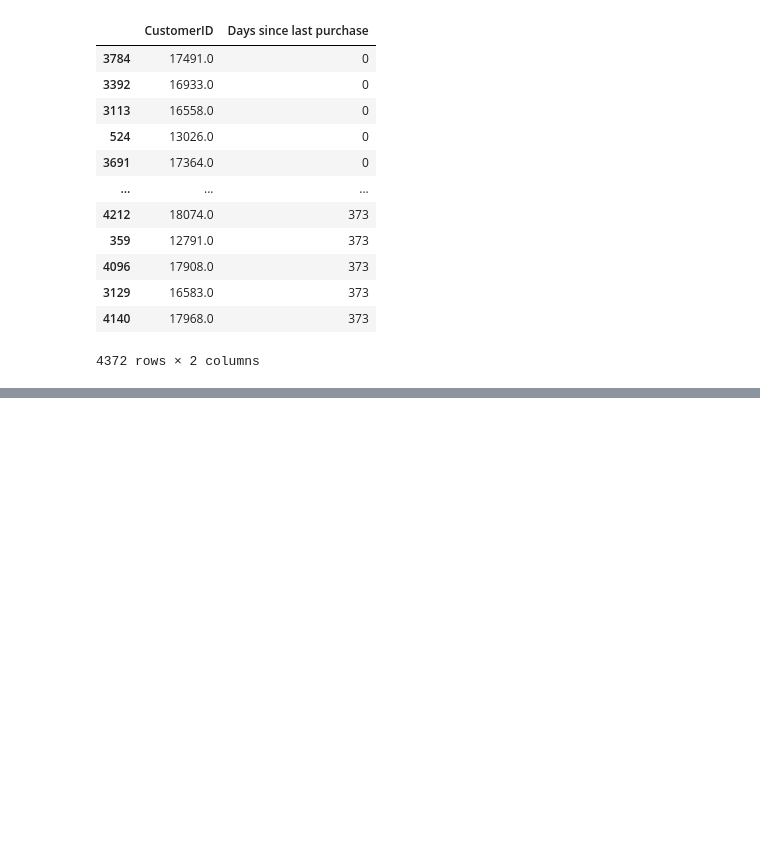
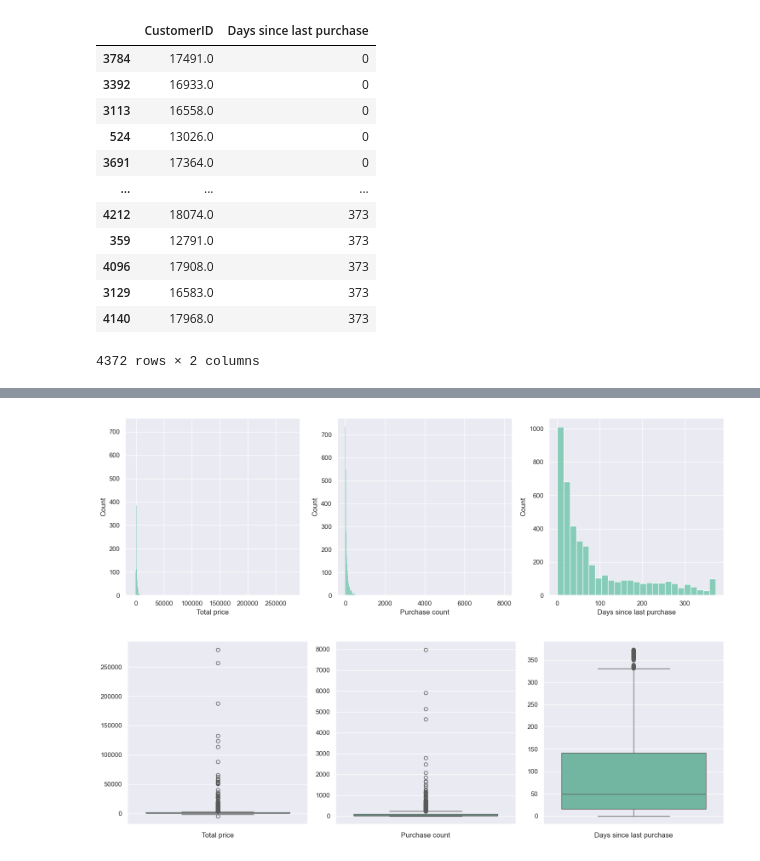
Before and after one commit to MarekFilo/Customer-segmentation, a Jupyter notebook: main.ipynb, the cells around one changed output, grey strips where cells are left out. Saved outputs shown, nothing was run; the diff lists cells and outputs as text; code cells hidden in the pictures; blank space fills up the shorter version.

```diff
--- a/main.ipynb
+++ b/main.ipynb
@@ -135,0 +244,15 @@ customer_df.sort_values("Purchase count", ascending=False)
+# %%
+distribution_graphs(
+    customer_df,
+    ["Total price", "Purchase count", "Days since last purchase"],
+    graph_type="hist",
+)
+
+distribution_graphs(
+    customer_df,
+    ["Total price", "Purchase count", "Days since last purchase"],
+    graph_type="box",
+)
+# %% [output]
+[figure, added]
+[figure, added]
```
Also changed, not shown: parts of 10 cells of this notebook.
